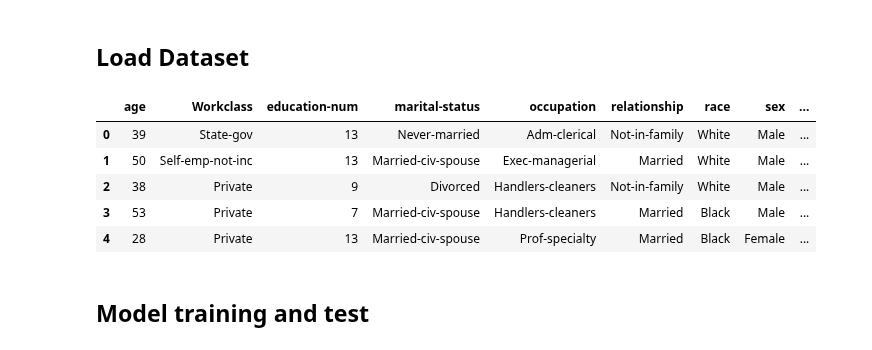
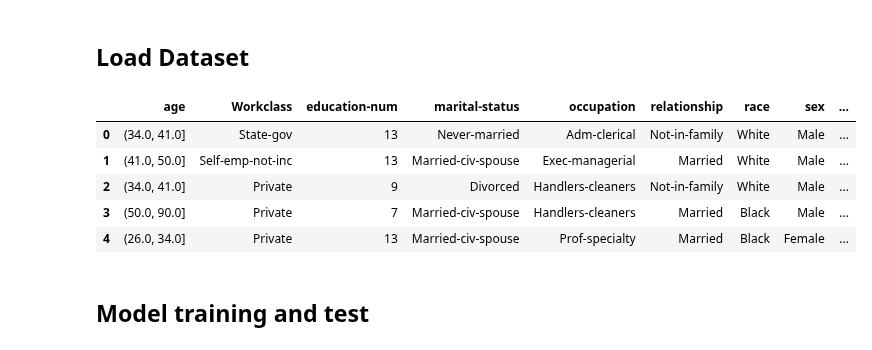
Before and after one commit to AutoFairAthenaRC/FACTS, a Jupyter notebook: gfacts/AdultDataset/AdultDatasetFairTest_preproc.ipynb, the cells around one changed output. Drawn from its saved outputs; the diff is of its cells as text; code cells hidden in the pictures.

```diff
--- a/gfacts/AdultDataset/AdultDatasetFairTest_preproc.ipynb
+++ b/gfacts/AdultDataset/AdultDatasetFairTest_preproc.ipynb
@@ -47,38 +48,24 @@ import matplotlib.pyplot as plt
 from IPython.display import Markdown, display
 # %% [markdown]
 ## Load Dataset
-# %%
-urlfile= "https://raw.githubusercontent.com/columbia/fairtest/master/data/adult/adult.csv"
-
-X = pd.read_csv(urlfile)
-X = X.drop(columns=['fnlwgt','education'])
-num_features = X._get_numeric_data().columns.to_list()
-
-#drop missing values
-cols = list(X.columns)
-X[cols] = X[cols].replace([' ?'],np.nan)
-X = X.dropna()
-
-#Replace Husband-Wife with Married
-X['relationship'] = X['relationship'].replace([' Husband',' Wife'],'Married')
-
-#Bin age feature
-#X.age = pd.qcut(X.age,q=5)
-#X['hours-per-week'] = pd.cut(x=X['hours-per-week'], bins=[1, 20, 40, 60, 80, 100])
-
-X['income'] = np.where((X['income'] == ' <=50K') , 0, 1)
-df = X.copy()
-df = df.reset_index(drop=True)
-cate_features = df.select_dtypes(include=['object','category']).columns.to_list()
-
-df.head()
-# %% [output]
-|  | age | Workclass | education-num | marital-status | occupation | relationship | race | sex | ... |
-| 0 | 39 | State-gov | 13 | Never-married | Adm-clerical | Not-in-family | White | Male | ... |
-| 1 | 50 | Self-emp-not-inc | 13 | Married-civ-spouse | Exec-managerial | Married | White | Male | ... |
-| 2 | 38 | Private | 9 | Divorced | Handlers-cleaners | Not-in-family | White | Male | ... |
-| 3 | 53 | Private | 7 | Married-civ-spouse | Handlers-cleaners | Married | Black | Male | ... |
-| 4 | 28 | Private | 13 | Married-civ-spouse | Prof-specialty | Married | Black | Female | ... |
+# %%
+urlfile= "https://raw.githubusercontent.com/columbia/fairtest/master/data/adult/adult.csv"
+
+X = pd.read_csv(urlfile)
+df = clean_dataset(X)
+
+
+num_features = df._get_numeric_data().columns.to_list()
+cate_features = df.select_dtypes(include=['object','category']).columns.to_list()
+
+df.head()
+# %% [output]
+|  | age | Workclass | education-num | marital-status | occupation | relationship | race | sex | ... |
+| 0 | (34.0, 41.0] | State-gov | 13 | Never-married | Adm-clerical | Not-in-family | White | Male | ... |
+| 1 | (41.0, 50.0] | Self-emp-not-inc | 13 | Married-civ-spouse | Exec-managerial | Married | White | Male | ... |
+| 2 | (34.0, 41.0] | Private | 9 | Divorced | Handlers-cleaners | Not-in-family | White | Male | ... |
+| 3 | (50.0, 90.0] | Private | 7 | Married-civ-spouse | Handlers-cleaners | Married | Black | Male | ... |
+| 4 | (26.0, 34.0] | Private | 13 | Married-civ-spouse | Prof-specialty | Married | Black | Female | ... |
 # %% [markdown]
 ## Model training and test
 # %%
```
Also changed, not shown: parts of 12 cells of this notebook, 2 other files.
